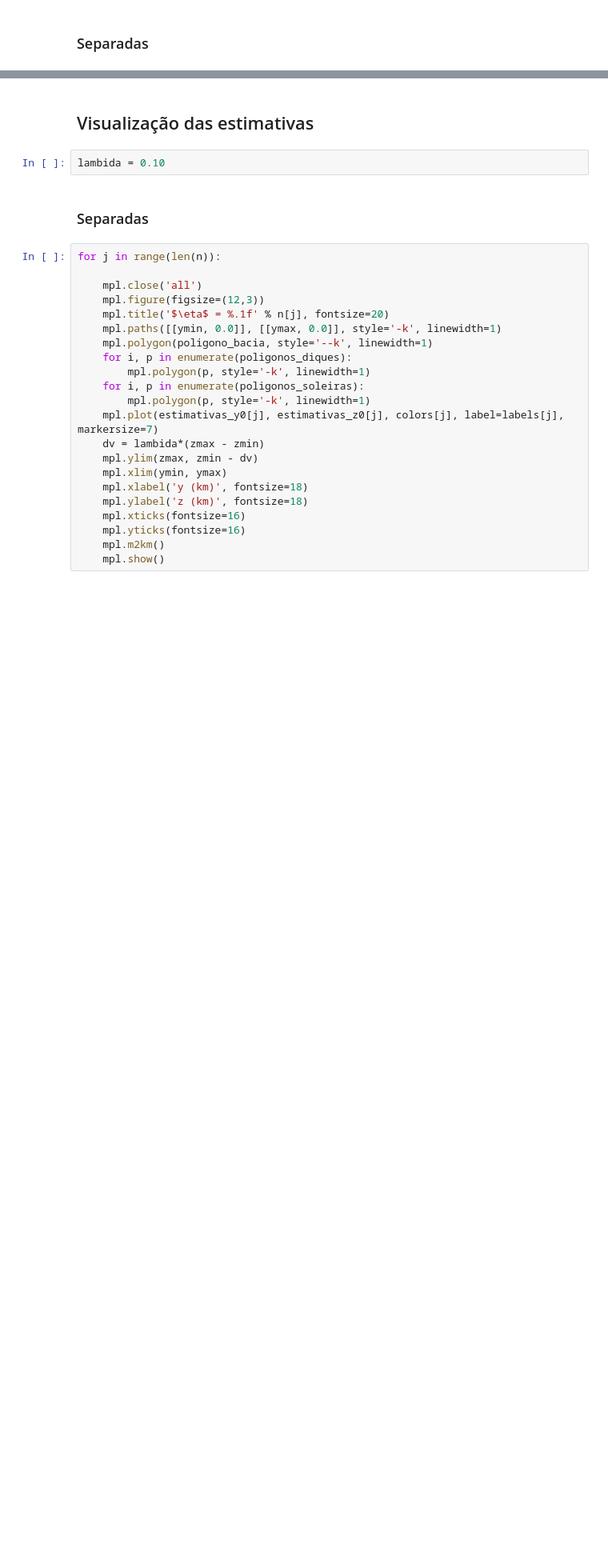
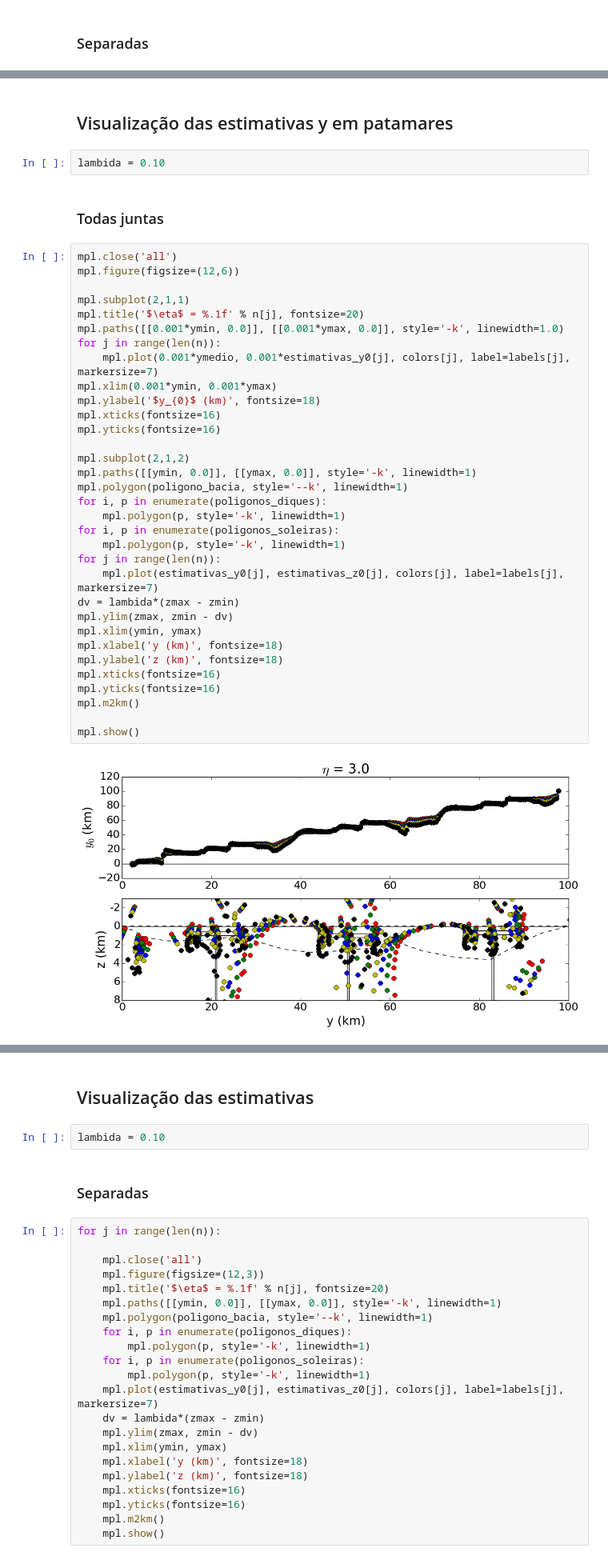
Before and after one commit to birocoles/Disciplina-metodos-potenciais, a Jupyter notebook: Aulas/Deconvolucao_Euler/Complexo/Euler2D-Diques-Soleiras-Bacia.ipynb, the cells around one changed output, grey strips where cells are left out. Shown at 80% size. Saved outputs shown, nothing was run; the diff lists cells and outputs as text; blank space fills up the shorter version.

Commit message:
adiciona exemplos de uso dos patamares como criterio de selecao das estimativas do Euler

```diff
--- a/Aulas/Deconvolucao_Euler/Complexo/Euler2D-Diques-Soleiras-Bacia.ipynb
+++ b/Aulas/Deconvolucao_Euler/Complexo/Euler2D-Diques-Soleiras-Bacia.ipynb
@@ -507,0 +511,41 @@ for j in range(len(n)):
+# %% [markdown]
+## Visualização das estimativas y em patamares
+# %%
+lambida = 0.10
+# %% [markdown]
+### Todas juntas
+# %%
+mpl.close('all')
+mpl.figure(figsize=(12,6))
+
+mpl.subplot(2,1,1)
+mpl.title('$\eta$ = %.1f' % n[j], fontsize=20)
+mpl.paths([[0.001*ymin, 0.0]], [[0.001*ymax, 0.0]], style='-k', linewidth=1.0)
+for j in range(len(n)):
+    mpl.plot(0.001*ymedio, 0.001*estimativas_y0[j], colors[j], label=labels[j], markersize=7)
+mpl.xlim(0.001*ymin, 0.001*ymax)
+mpl.ylabel('$y_{0}$ (km)', fontsize=18)
+mpl.xticks(fontsize=16)
+mpl.yticks(fontsize=16)
+
+mpl.subplot(2,1,2)
+mpl.paths([[ymin, 0.0]], [[ymax, 0.0]], style='-k', linewidth=1)
+mpl.polygon(poligono_bacia, style='--k', linewidth=1)
+for i, p in enumerate(poligonos_diques):
+    mpl.polygon(p, style='-k', linewidth=1)
+for i, p in enumerate(poligonos_soleiras):
+    mpl.polygon(p, style='-k', linewidth=1)
+for j in range(len(n)):
+    mpl.plot(estimativas_y0[j], estimativas_z0[j], colors[j], label=labels[j], markersize=7)
+dv = lambida*(zmax - zmin)
+mpl.ylim(zmax, zmin - dv)
+mpl.xlim(ymin, ymax)
+mpl.xlabel('y (km)', fontsize=18)
+mpl.ylabel('z (km)', fontsize=18)
+mpl.xticks(fontsize=16)
+mpl.yticks(fontsize=16)
+mpl.m2km()
+
+mpl.show()
+# %% [output]
+[figure, added]
```
Also changed, not shown: parts of 18 cells of this notebook, 13 other files.
